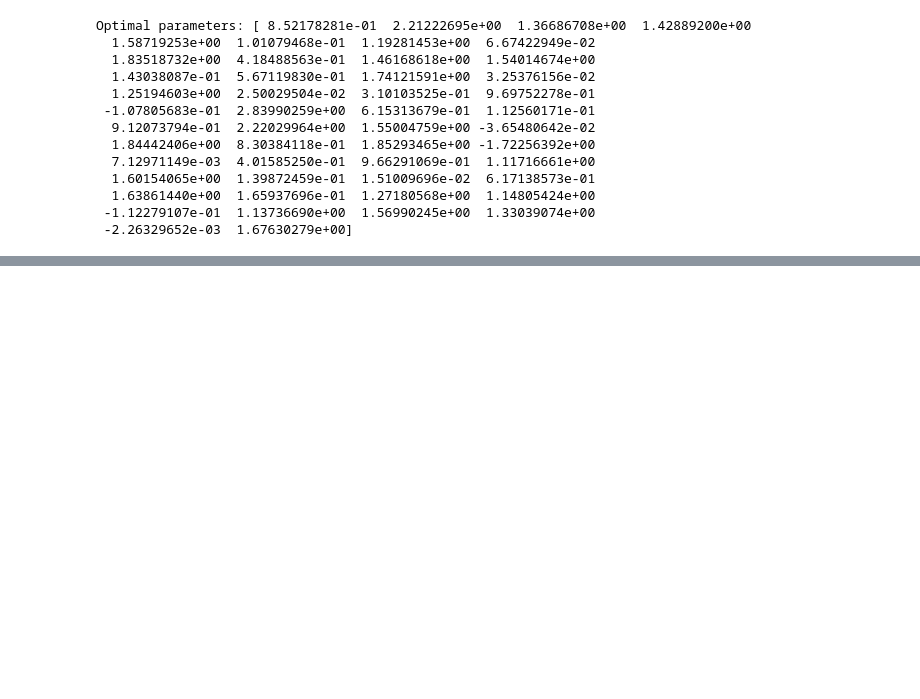
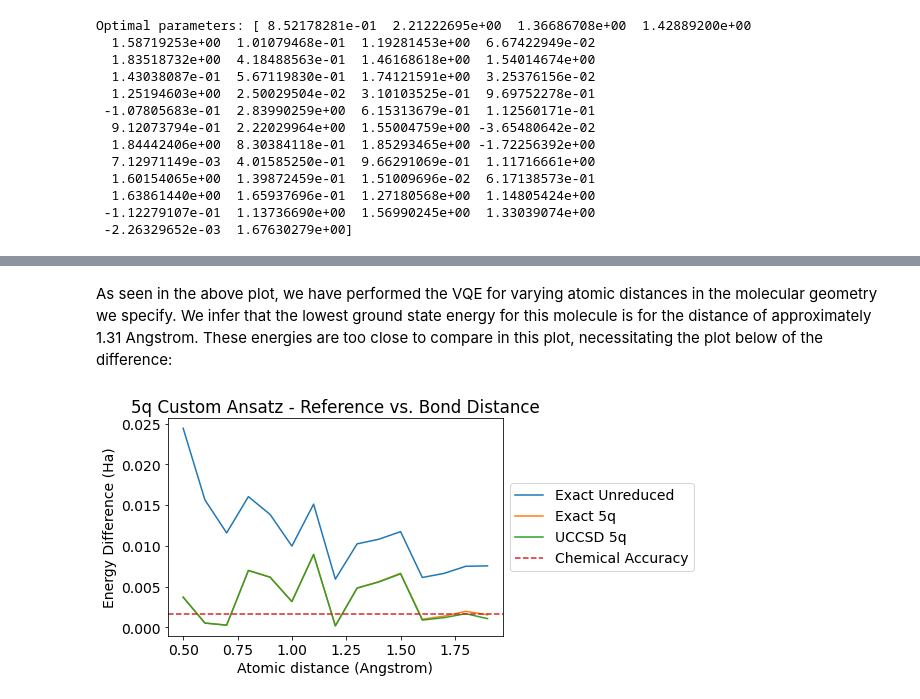
Before and after one commit to bart-q/QHack2023, a Jupyter notebook: QHack2023_submission.ipynb, the cells around one changed output, grey strips where cells are left out. Cells and saved outputs as stored; diff of their text form; code cells hidden in the pictures; blank space fills up the shorter version.

```diff
--- a/QHack2023_submission.ipynb
+++ b/QHack2023_submission.ipynb
@@ -473,0 +527,21 @@ Optimal parameters: [ 8.52178281e-01  2.21222695e+00  1.36686708e+00  1.42889200
+# %%
+exact_reduced_energies = []
+uccsd_reduced_energies = []
+
+for dist in distances:
+  # Reduced
+  problem_reduced, fermionic_ops, properties = construct_problem(geometry=get_beh2(dist), charge=0, multiplicity=1, basis="sto3g", freeze_core=True, remove_orbitals=[3,4])
+
+  converter, qubit_op = reduction(problem_reduced, fermionic_ops, mapper=BravyiKitaevMapper())
+
+  # Find Z2 symmetries for qubit tapering
+  z2symmetries = Z2Symmetries.find_Z2_symmetries(qubit_op)
+  converter, qubit_op = reduction(problem_reduced, fermionic_ops, mapper=BravyiKitaevMapper(), z2symmetry_reduction=[1] * len(z2symmetries.sq_list))
+
+  # Numpy Eigen solver
+  exact_energy = exact_solver(problem_reduced, converter)
+  exact_reduced_energies.append(exact_energy)
+
+  # UCCSD VQE
+  uccsd_energy, _ = simulated_results(problem_reduced, converter, maxiter=50)
+  uccsd_reduced_energies.append(uccsd_energy)
@@ -473,0 +579,14 @@ Optimal parameters: [ 8.52178281e-01  2.21222695e+00  1.36686708e+00  1.42889200
+# %% [markdown]
+As seen in the above plot, we have performed the VQE for varying atomic distances in the molecular geometry we specify. We infer that the lowest ground state energy for this molecule is for the distance of approximately 1.31 Angstrom. These energies are too close to compare in this plot, necessitating the plot below of the difference:
+# %%
+plt.plot(distances, [np.abs(vqe_energies[i] - exact_unreduced_energies[i]) for i in range(len(vqe_energies))], label="Exact Unreduced")
+plt.plot(distances, [np.abs(vqe_energies[i] - exact_reduced_energies[i]) for i in range(len(vqe_energies))], label="Exact 5q")
+plt.plot(distances, [np.abs(vqe_energies[i] - uccsd_reduced_energies[i]) for i in range(len(vqe_energies))], label="UCCSD 5q")
+plt.axhline(y=.0016, color="tab:red", ls="--", label="Chemical Accuracy")
+plt.title("5q Custom Ansatz - Reference vs. Bond Distance")
+plt.xlabel('Atomic distance (Angstrom)')
+plt.ylabel('Energy Difference (Ha)')
+plt.legend(loc='center left', bbox_to_anchor=(1, 0.5))
+plt.show()
+# %% [output]
+[figure, added]
```
Also changed, not shown: parts of 48 cells of this notebook.
